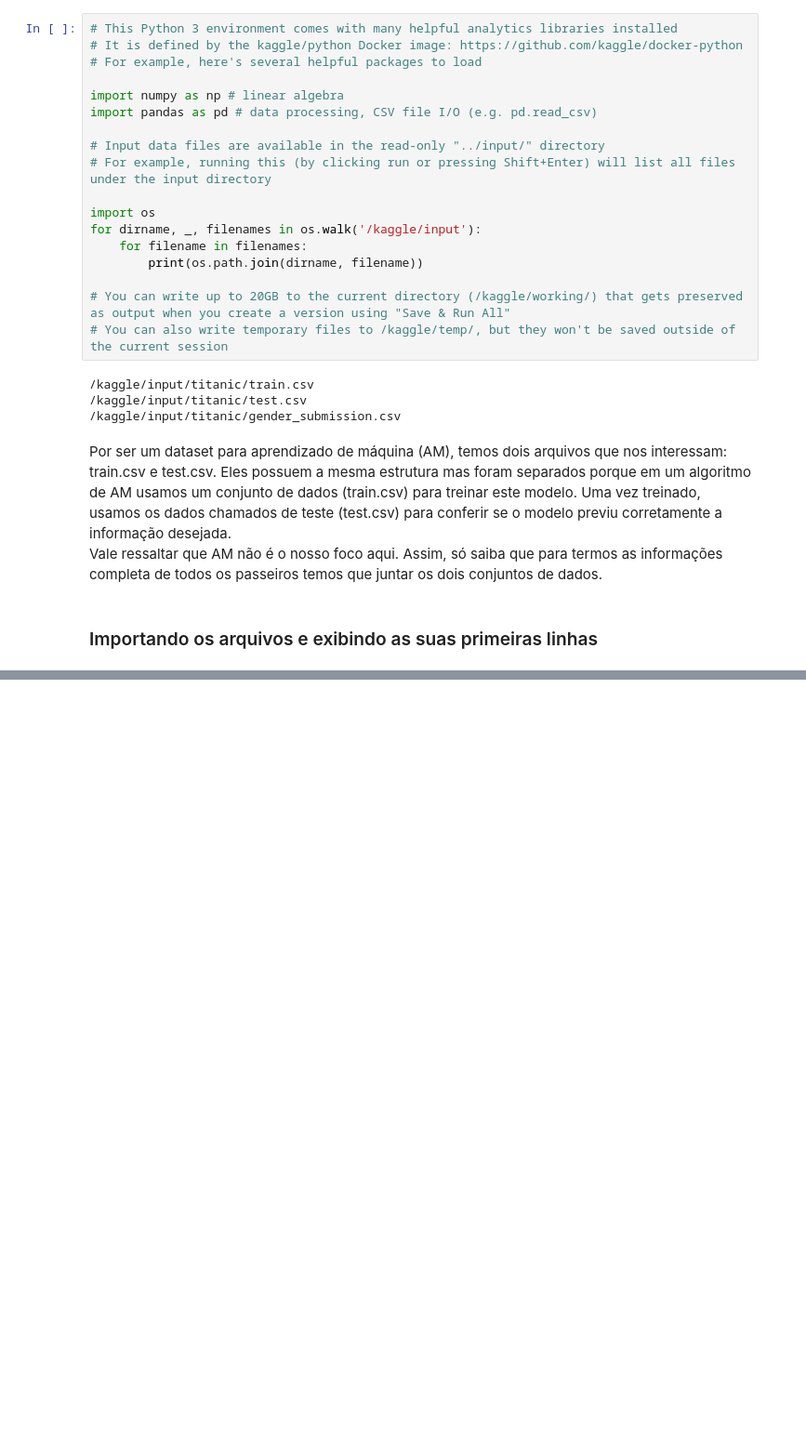
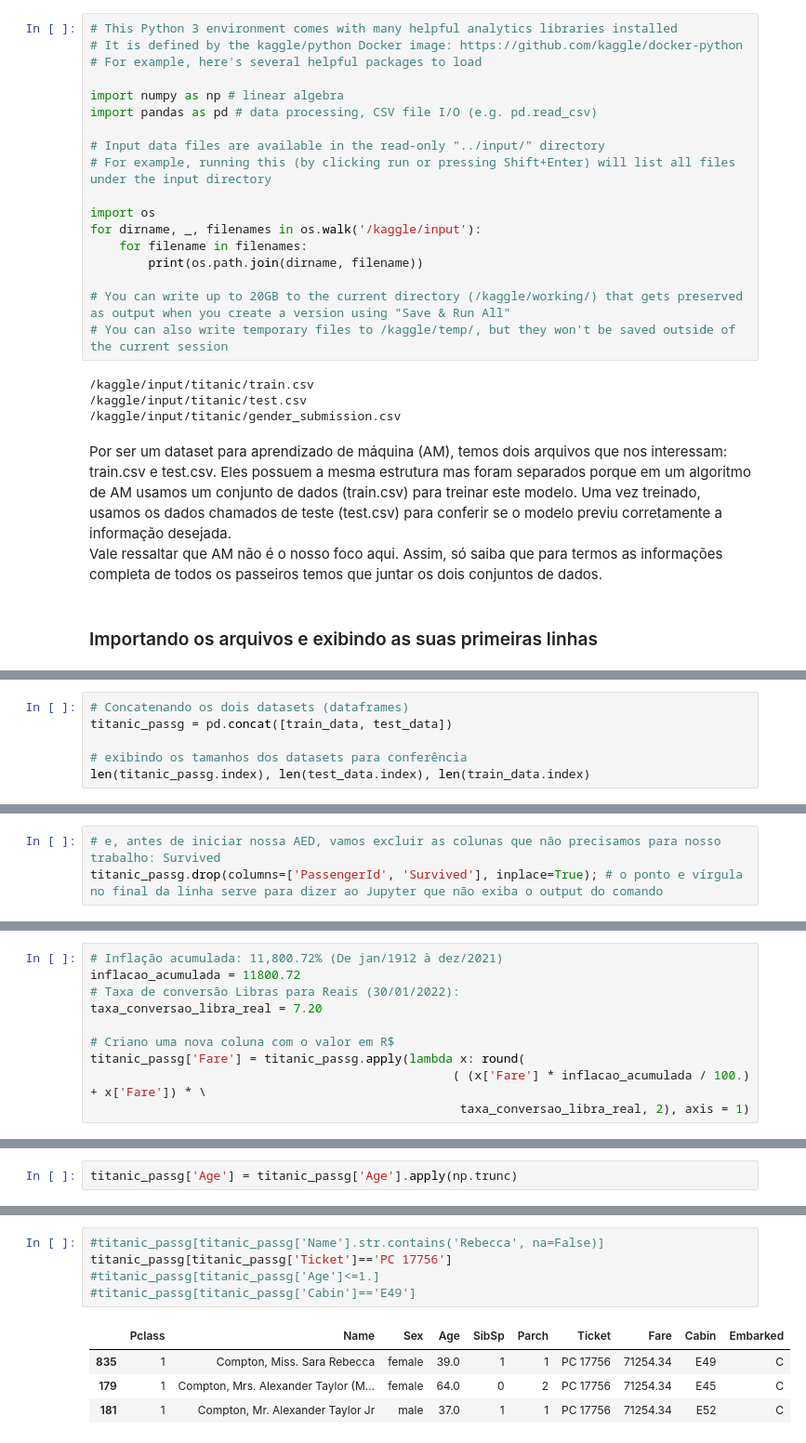
Before and after one commit to airtoncarneiro/AED, a Jupyter notebook: titanic-quase-mais-uma-aed.ipynb, the cells around one changed output, grey strips where cells are left out. Shown at 93% size. Saved outputs shown, nothing was run; the diff lists cells and outputs as text; blank space fills up the shorter version.

Commit message:
Kaggle Notebook | Titanic - Quase mais uma AED | Version 6

```diff
--- a/titanic-quase-mais-uma-aed.ipynb
+++ b/titanic-quase-mais-uma-aed.ipynb
@@ -88,0 +109,6 @@ titanic = test_data + train_data
+# %%
+# Concatenando os dois datasets (dataframes)
+titanic_passg = pd.concat([train_data, test_data])
+
+# exibindo os tamanhos dos datasets para conferência
+len(titanic_passg.index), len(test_data.index), len(train_data.index)
@@ -88,0 +120,3 @@ titanic = test_data + train_data
+# %%
+# e, antes de iniciar nossa AED, vamos excluir as colunas que não precisamos para nosso trabalho: Survived
+titanic_passg.drop(columns=['PassengerId', 'Survived'], inplace=True); # o ponto e vírgula no final da linha serve para dizer ao Jupyter que não exiba o output do comando
@@ -88,0 +159,10 @@ titanic = test_data + train_data
+# %%
+# Inflação acumulada: 11,800.72% (De jan/1912 à dez/2021)
+inflacao_acumulada = 11800.72
+# Taxa de conversão Libras para Reais (30/01/2022):
+taxa_conversao_libra_real = 7.20
+
+# Criano uma nova coluna com o valor em R$
+titanic_passg['Fare'] = titanic_passg.apply(lambda x: round(
+                                                  ( (x['Fare'] * inflacao_acumulada / 100.) + x['Fare']) * \
+                                                   taxa_conversao_libra_real, 2), axis = 1)
@@ -88,0 +190,2 @@ titanic = test_data + train_data
+# %%
+titanic_passg['Age'] = titanic_passg['Age'].apply(np.trunc)
@@ -88,0 +283,10 @@ titanic = test_data + train_data
+# %%
+#titanic_passg[titanic_passg['Name'].str.contains('Rebecca', na=False)]
+titanic_passg[titanic_passg['Ticket']=='PC 17756']
+#titanic_passg[titanic_passg['Age']<=1.]
+#titanic_passg[titanic_passg['Cabin']=='E49']
+# %% [output]
+|  | Pclass | Name | Sex | Age | SibSp | Parch | Ticket | Fare | Cabin | Embarked |
+| 835 | 1 | Compton, Miss. Sara Rebecca | female | 39.0 | 1 | 1 | PC 17756 | 71254.34 | E49 | C |
+| 179 | 1 | Compton, Mrs. Alexander Taylor (M... | female | 64.0 | 0 | 2 | PC 17756 | 71254.34 | E45 | C |
+| 181 | 1 | Compton, Mr. Alexander Taylor Jr | male | 37.0 | 1 | 1 | PC 17756 | 71254.34 | E52 | C |
```
Also changed, not shown: parts of 23 cells of this notebook.
